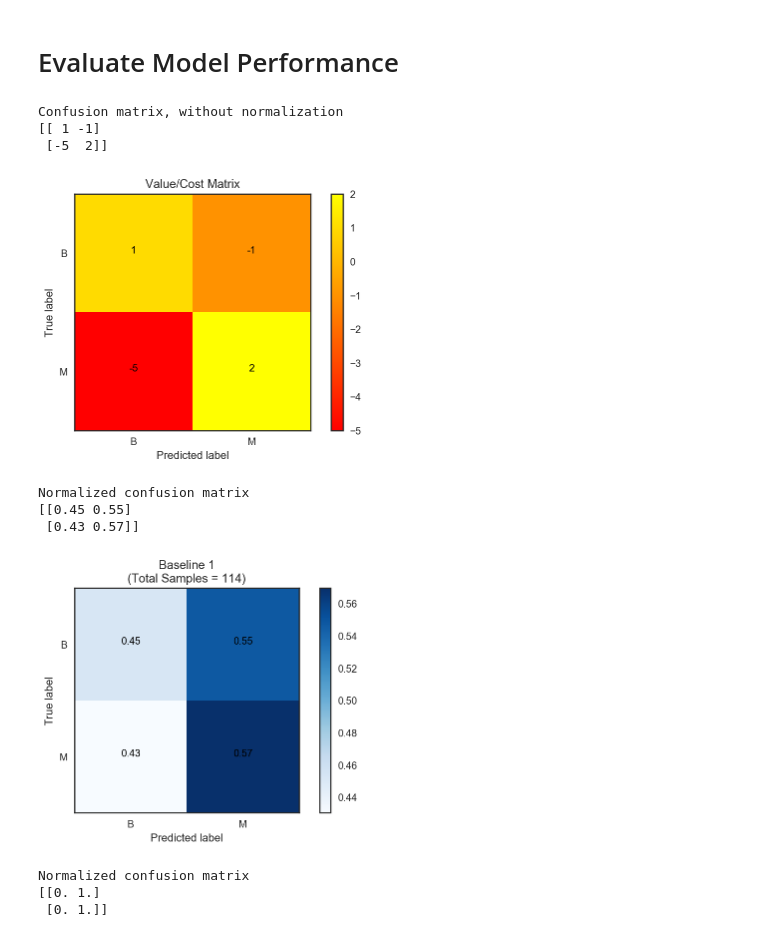
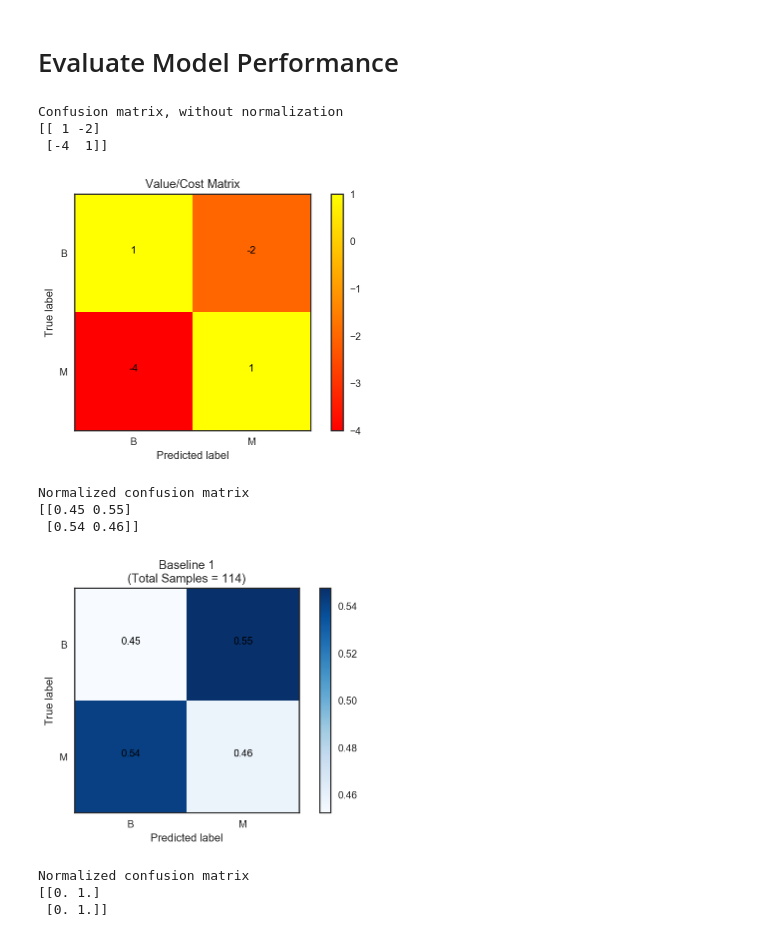
Before and after one commit to thampiman/msdn-digp-blog, a Jupyter notebook: measuring_model_goodness/Classification.ipynb, the cells around one changed output. Cells and saved outputs as stored; diff of their text form; code cells hidden in the pictures.

Commit message:
More classifier eval plots

```diff
--- a/measuring_model_goodness/Classification.ipynb
+++ b/measuring_model_goodness/Classification.ipynb
@@ -134,8 +131,11 @@ def random_classifier(row):
+# %%
+random_cls_proba = [random.random() for _ in range(len(df_test))]
 # %%
 majority_class = df_train['target'].value_counts().index[0]
 # %%
 # Augment test dataframe with baseline model results
-df_test['baseline_1'] = df_test.apply(random_classifier, axis=1)
+df_test['baseline_1_proba'] = random_cls_proba
+df_test['baseline_1'] = df_test['baseline_1_proba'].apply(lambda x: 1 if x > 0.5 else 0)
 df_test['baseline_2'] = majority_class
 # %% [markdown]
 # Random Forest Classifier
@@ -212,7 +212,7 @@ df_test['rf_cls_proba'] = y_proba_test[:,1]
 def normalise_cm(cm):
     return cm.astype('float') / cm.sum(axis=1)[:, np.newaxis]
 # %%
-def plot_confusion_matrix(cm, classes,
+def plot_confusion_matrix(cm, classes, filename,
                           normalize=False,
                           title='Confusion matrix',
                           cmap=plt.cm.Blues):
@@ -245,6 +245,7 @@ def plot_confusion_matrix(cm, classes,
     plt.tight_layout()
     plt.ylabel('True label')
     plt.xlabel('Predicted label')
+    plt.savefig(filename, dpi=200, bbox_inches='tight')
 # %%
 b1_cm = confusion_matrix(df_test['target'], df_test['baseline_1'])
 b2_cm = confusion_matrix(df_test['target'], df_test['baseline_2'])
@@ -254,22 +255,25 @@ b2_cm_norm = normalise_cm(b2_cm)
 rf_cm_norm = normalise_cm(rf_cm)
 np.set_printoptions(precision=2)
 # %%
-value_cost_matrix = np.array([[1, -1], [-5, 2]])
-plot_confusion_matrix(value_cost_matrix, classes=['B', 'M'], title='Value/Cost Matrix',
+value_cost_matrix = np.array([[1, -2], [-4, 1]])
+plot_confusion_matrix(value_cost_matrix, classes=['B', 'M'],
+                      filename='images/value_cost_matrix.png',
+                      title='Value/Cost Matrix',
                       cmap=plt.cm.autumn)
 # %% [output]
 Confusion matrix, without normalization
-[[ 1 -1]
- [-5  2]]
+[[ 1 -2]
+ [-4  1]]
-[figure, old version]
+[figure, new version]
 # %%
 plot_confusion_matrix(b1_cm, classes=['B', 'M'],
+                      filename='images/baseline_1_cm.png',
                       title=f'Baseline 1\n(Total Samples = {len(df_test)})',
                       normalize=True)
 # %% [output]
 Normalized confusion matrix
 [[0.45 0.55]
- [0.43 0.57]]
+ [0.54 0.46]]
-[figure, old version]
+[figure, new version]
 # %%
 plot_confusion_matrix(b2_cm, classes=['B', 'M'],
```
Also changed, not shown: parts of 7 cells of this notebook, 6 other files.
